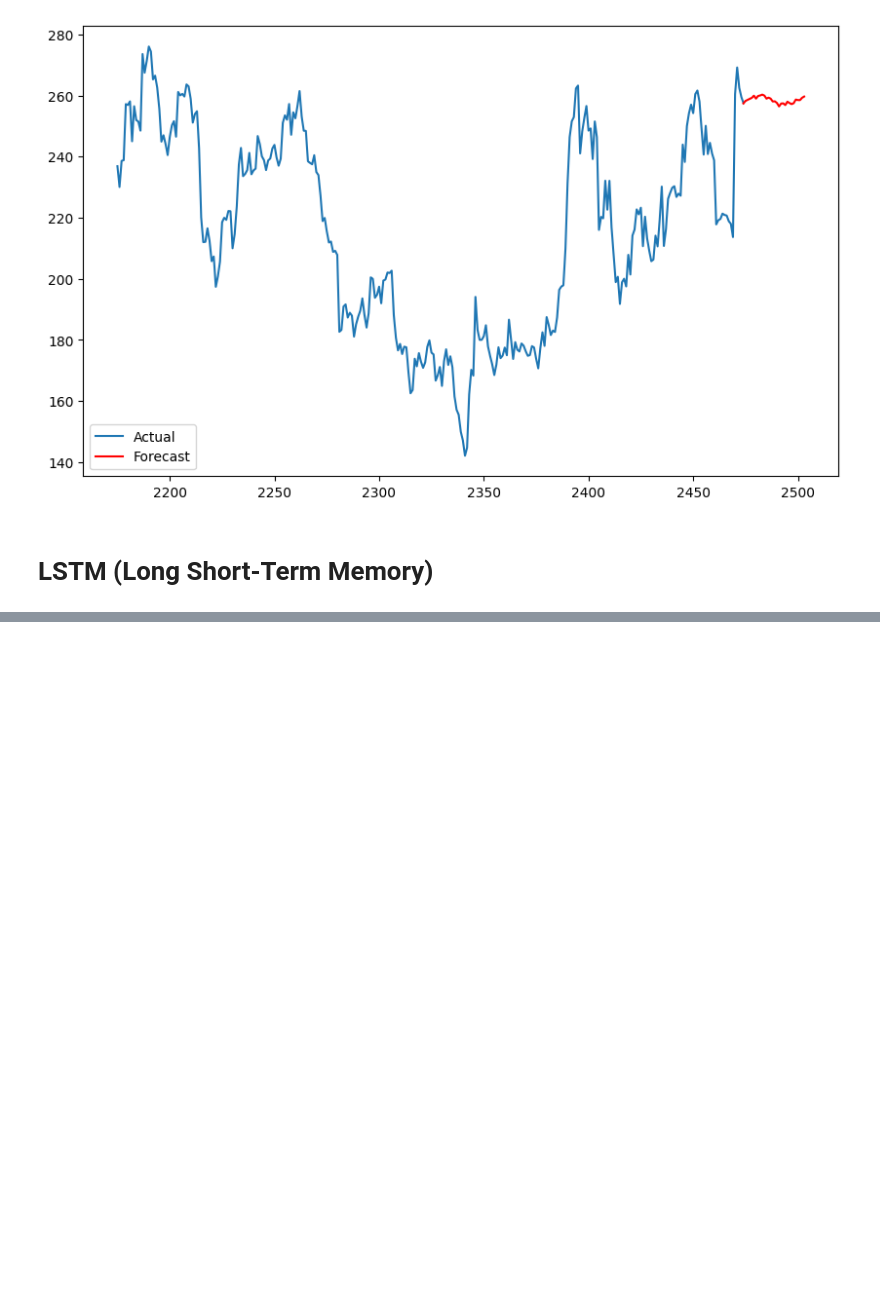
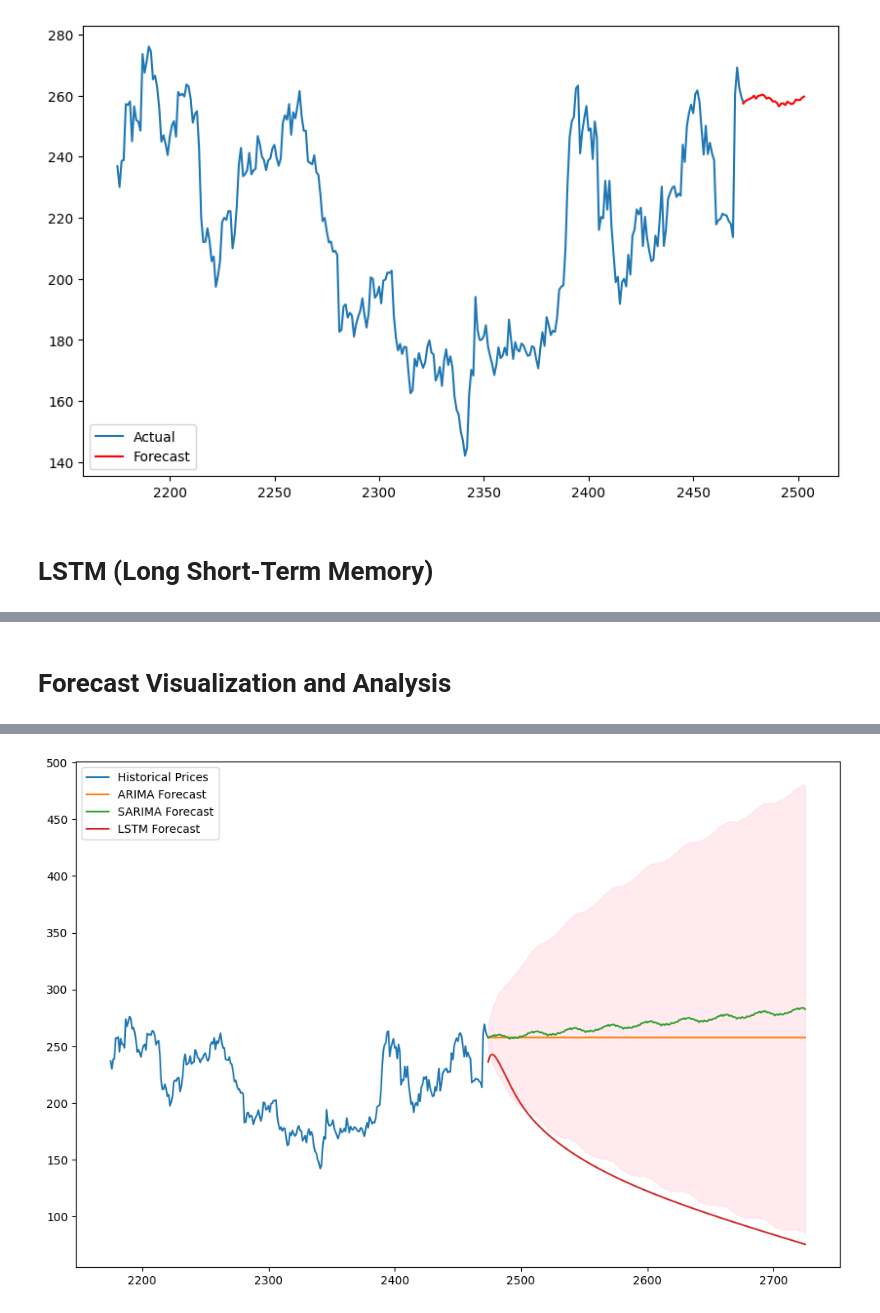
Before and after one commit to wubeabera123/GMF-Portfolio-Forecasting, a Jupyter notebook: notebooks/model.ipynb, the cells around one changed output, grey strips where cells are left out. Cells and saved outputs as stored; diff of their text form; code cells hidden in the pictures; blank space fills up the shorter version.

Commit message:
Completed Forecast Future Market Trends for TSLA

```diff
--- a/notebooks/model.ipynb
+++ b/notebooks/model.ipynb
@@ -274,0 +275,38 @@ Epoch 10/10
+# %% [markdown]
+#   Forecast Visualization and Analysis
+# %%
+import matplotlib.pyplot as plt
+import numpy as np
+
+# Define forecast periods for each model
+forecast_steps = 252  # Assuming this is approximately a year's worth of daily data
+
+# ARIMA Forecast
+arima_forecast = best_model.forecast(steps=forecast_steps)
+
+# SARIMA Forecast
+sarima_forecast = model_sarima_fit.get_forecast(steps=forecast_steps)
+sarima_forecast_values = sarima_forecast.predicted_mean
+sarima_conf_int = sarima_forecast.conf_int()
+
+# LSTM Forecast (using rolling predictions)
+lstm_forecast = []
+last_data = X_test[-1]  # Use last sequence from test data
+for _ in range(forecast_steps):
+    pred = model_lstm.predict(last_data.reshape(1, -1, 1))
+    lstm_forecast.append(pred[0][0])
+    last_data = np.append(last_data[1:], pred[0])
+
+# Transform LSTM predictions back to original scale
+lstm_forecast = scaler.inverse_transform(np.array(lstm_forecast).reshape(-1, 1))
+
+# Plot the Forecasts
+plt.figure(figsize=(12, 8))
+plt.plot(df_tsla.index[-300:], df_tsla[-300:], label="Historical Prices")
+plt.plot(np.arange(len(df_tsla), len(df_tsla) + forecast_steps), arima_forecast, label="ARIMA Forecast")
+plt.plot(sarima_forecast_values.index, sarima_forecast_values, label="SARIMA Forecast")
+plt.plot(np.arange(len(df_tsla), len(df_tsla) + forecast_steps), lstm_forecast, label="LSTM Forecast")
+plt.fill_between(sarima_forecast_values.index, sarima_conf_int.iloc[:, 0], sarima_conf_int.iloc[:, 1], color='pink', alpha=0.3)
+plt.legend()
+plt.show()
+# %% [output]
@@ -274,0 +331 @@ Epoch 10/10
+[figure, added]
```
Also changed, not shown: parts of 3 cells of this notebook.
